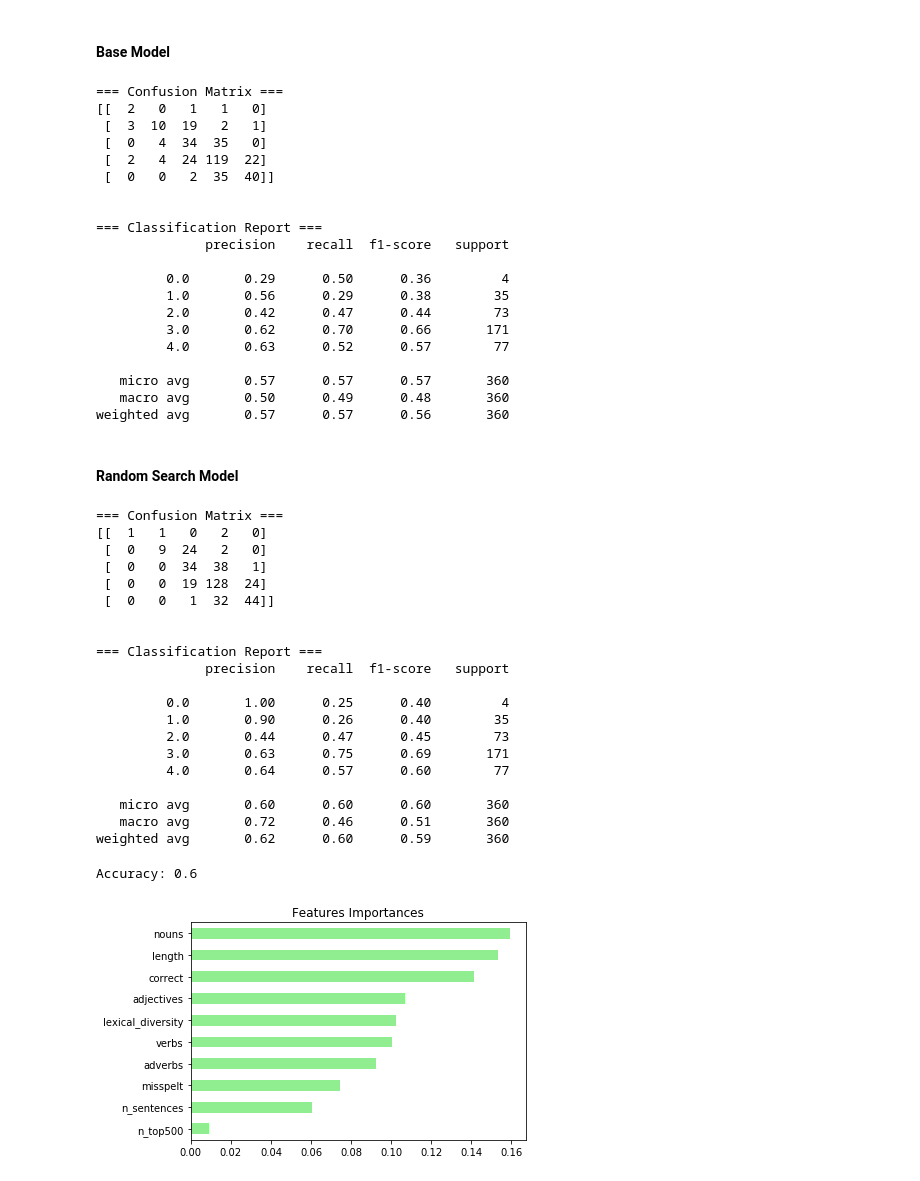
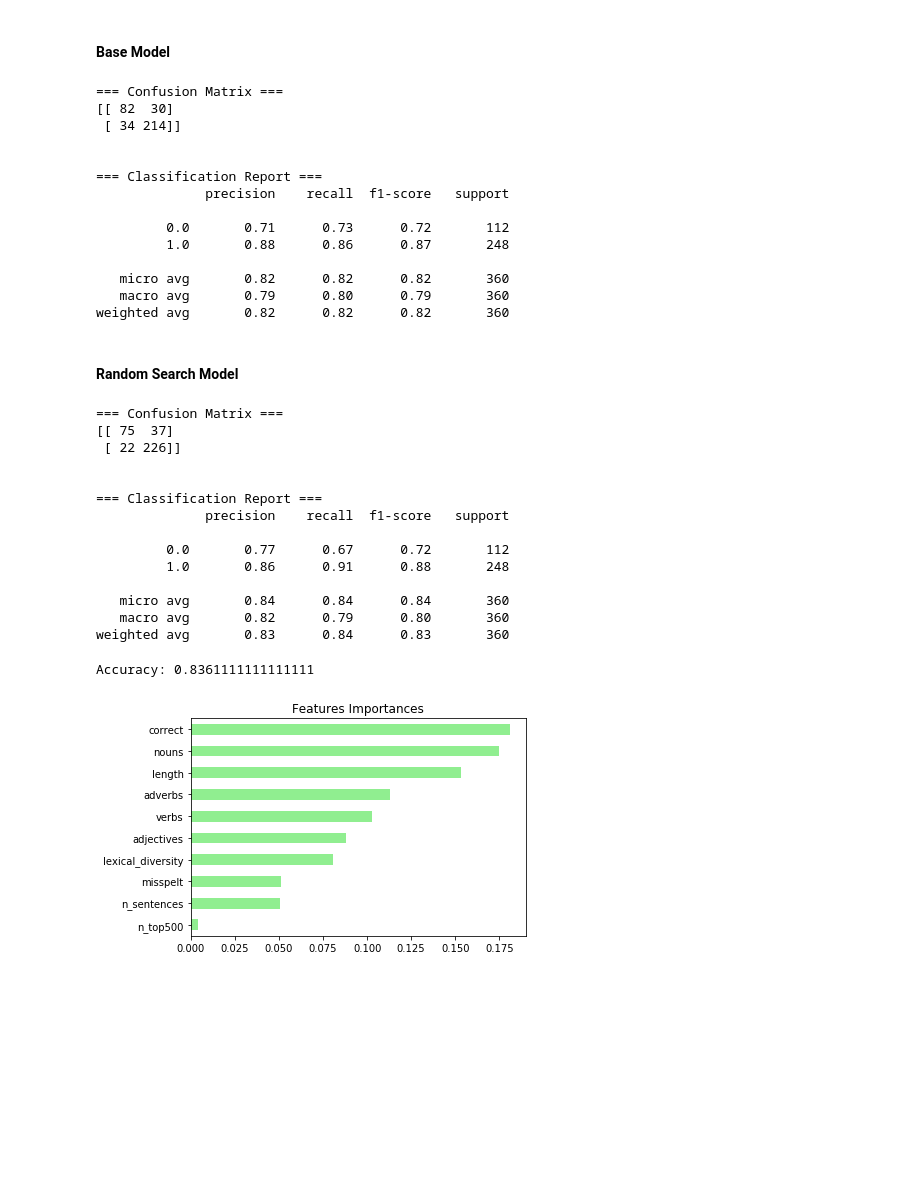
Before and after one commit to AlexEBall/Automated-Essay-Grading-with-NLP, a Jupyter notebook: notebooks/RFClassifier_new_data.ipynb, the cells around one changed output. Cells and saved outputs as stored; diff of their text form; code cells hidden in the pictures; blank space fills up the shorter version.

Commit message:
finished binary random forest classification

```diff
--- a/notebooks/RFClassifier_new_data.ipynb
+++ b/notebooks/RFClassifier_new_data.ipynb
@@ -22,0 +29,9 @@ essays.head()
+# %%
+def binaryClassification(v):
+    if v < 3.0:
+        v = 0.0
+    elif v >= 3.0:
+        v = 1.0
+    return v
+
+essays['domain1_score'] = essays['domain1_score'].map(binaryClassification)
@@ -157,7 +176,7 @@ Test set accuracy of bc: 0.60
 X_train, X_test, y_train, y_test = train_test_split(X, y, test_size=0.2, random_state=33)
 
 # Instantiate dt
-dt = DecisionTreeClassifier(criterion='entropy', max_depth=4, min_samples_leaf=0.016, random_state=4)
+dt = DecisionTreeClassifier(criterion='gini', max_depth=4, min_samples_leaf=0.016, random_state=4)
 
 # Instantiate bc
 bc = BaggingClassifier(base_estimator=dt, n_estimators=300, oob_score=True, n_jobs=-1, random_state=13)
@@ -185,7 +204,7 @@ OOB accuracy of bc: 0.58
 from sklearn.ensemble import RandomForestClassifier
 
 # Instantiate rf
-rf = RandomForestClassifier(criterion='entropy', random_state=2)
+rf = RandomForestClassifier(criterion='gini', random_state=2)
 
 # Fit rf to the training set
 rf.fit(X_train, y_train)
@@ -318,35 +336,29 @@ print(classification_report(y_test, y_pred))
 print('\n')
 # %% [output]
 === Confusion Matrix ===
-[[  2   0   1   1   0]
- [  3  10  19   2   1]
- [  0   4  34  35   0]
- [  2   4  24 119  22]
- [  0   0   2  35  40]]
+[[ 82  30]
+ [ 34 214]]
 
 
 === Classification Report ===
               precision    recall  f1-score   support
 
-         0.0       0.29      0.50      0.36         4
-         1.0       0.56      0.29      0.38        35
-         2.0       0.42      0.47      0.44        73
-         3.0       0.62      0.70      0.66       171
-         4.0       0.63      0.52      0.57        77
+         0.0       0.71      0.73      0.72       112
+         1.0       0.88      0.86      0.87       248
 
-   micro avg       0.57      0.57      0.57       360
-   macro avg       0.50      0.49      0.48       360
-weighted avg       0.57      0.57      0.56       360
+   micro avg       0.82      0.82      0.82       360
+   macro avg       0.79      0.80      0.79       360
+weighted avg       0.82      0.82      0.82       360
 # %% [markdown]
 #### Random Search Model
 # %%
 # Instantiate rf with best params from Random Search
 rf_random = RandomForestClassifier(criterion='entropy',
-                            n_estimators=1400,
+                            n_estimators=800,
                             min_samples_leaf=4,
-                            min_samples_split=10,
+                            min_samples_split=5,
                             max_features='sqrt',
-                            max_depth=20,
+                            max_depth=None,
                             bootstrap=True,
                             random_state=2)
 
@@ -364,25 +376,19 @@ print(classification_report(y_test, y_pred))
 print('\n')
 # %% [output]
 === Confusion Matrix ===
-[[  1   1   0   2   0]
- [  0   9  24   2   0]
- [  0   0  34  38   1]
- [  0   0  19 128  24]
- [  0   0   1  32  44]]
+[[ 75  37]
+ [ 22 226]]
 
 
 === Classification Report ===
               precision    recall  f1-score   support
 
-         0.0       1.00      0.25      0.40         4
-         1.0       0.90      0.26      0.40        35
-         2.0       0.44      0.47      0.45        73
-         3.0       0.63      0.75      0.69       171
-         4.0       0.64      0.57      0.60        77
+         0.0       0.77      0.67      0.72       112
+         1.0       0.86      0.91      0.88       248
 
-   micro avg       0.60      0.60      0.60       360
-   macro avg       0.72      0.46      0.51       360
-weighted avg       0.62      0.60      0.59       360
+   micro avg       0.84      0.84      0.84       360
+   macro avg       0.82      0.79      0.80       360
+weighted avg       0.83      0.84      0.83       360
 # %%
 #Import scikit-learn metrics module for accuracy calculation
 from sklearn import metrics
@@ -390,17 +396,17 @@ from sklearn import metrics
 # Model Accuracy, how often is the classifier correct?
 print("Accuracy:",metrics.accuracy_score(y_test, y_pred))
 # %% [output]
-Accuracy: 0.6
+Accuracy: 0.8361111111111111
 # %%
 # Create a pd.Series of features importances
-importances = pd.Series(data=rf.feature_importances_, index= X_train.columns)
+importances = pd.Series(data=rf_random.feature_importances_, index= X_train.columns)
 
 # Sort importances
 importances_sorted = importances.sort_values()
 
 # Draw a horizontal barplot of importances_sorted
 importances_sorted.plot(kind='barh', color='lightgreen')
 plt.title('Features Importances')
 plt.show()
 # %% [output]
-[figure, old version]
+[figure, new version]
```
Also changed, not shown: parts of 16 cells of this notebook, 7 other files.
